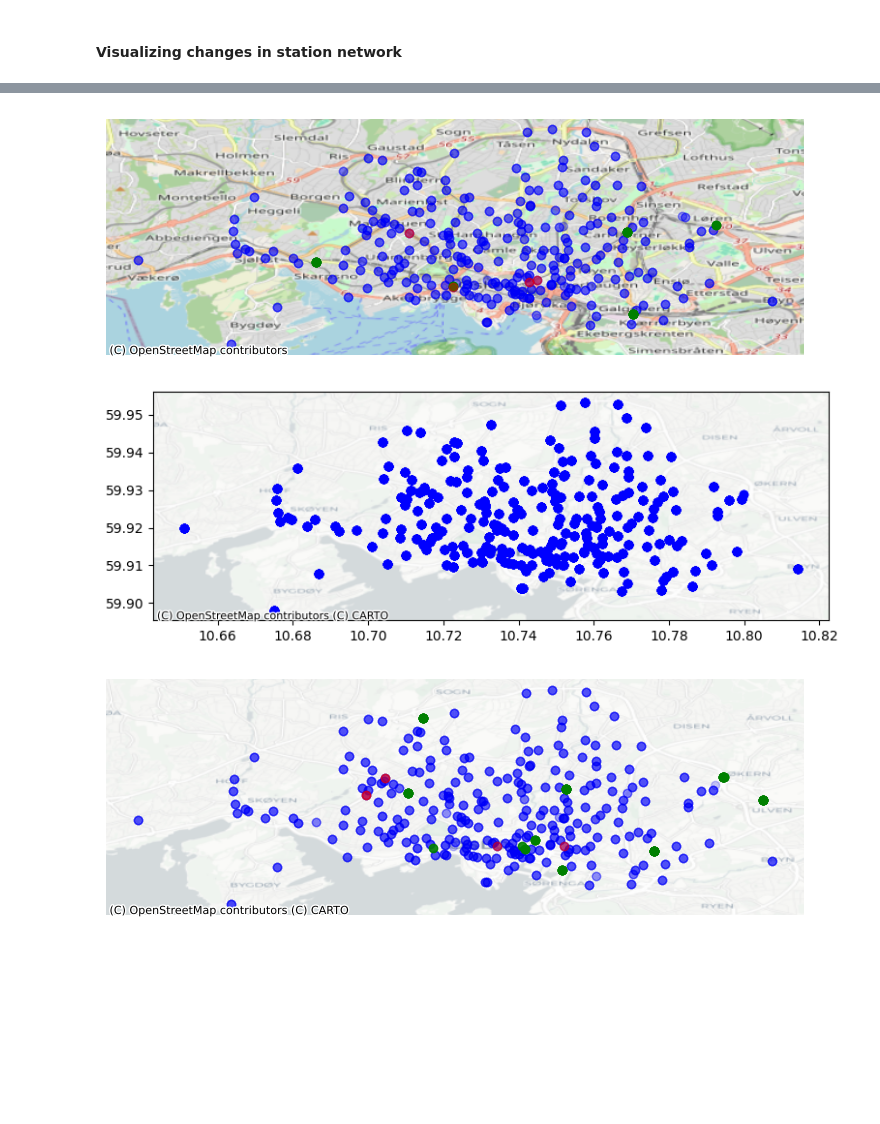
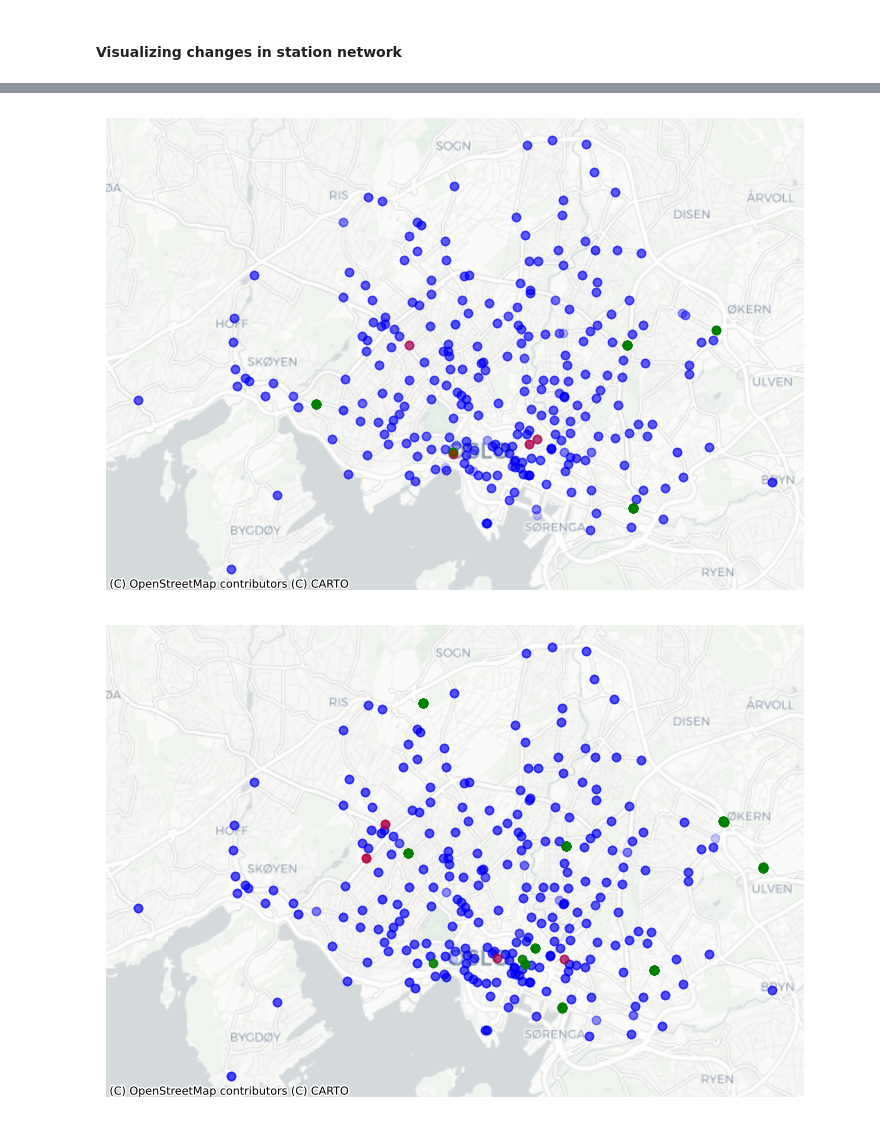
Before and after one commit to niclasclassen/oslo-city-bikes-network-flow-analysis, a Jupyter notebook: stationnetworkgrowth.ipynb, the cells around one changed output, grey strips where cells are left out. Cells and saved outputs as stored; diff of their text form; code cells hidden in the pictures; blank space fills up the shorter version.

Commit message:
changed plotting to CartoDB.Positron

```diff
--- a/stationnetworkgrowth.ipynb
+++ b/stationnetworkgrowth.ipynb
@@ -29,6 +29,8 @@ def createstationdf (df):
 # %%
 df = pd.read_csv('data/preprocessed/combined.csv')
 station_df = createstationdf(df)
+# %%
+station_df = station_df.to_crs(epsg=3857)
 # %%
 station_df.head(5)
 # %% [output]
@@ -173,17 +175,12 @@ stations_change_2019_2020_df
 # %%
 f, ax = plt.subplots(1, figsize=(9, 9))
 stations_2019_df.plot(alpha=0.1, ax=ax, color='blue')
 stations_change_2019_2020_df.plot(alpha=0.9, ax=ax, color='green')
 stations_change_2020_2019_df.plot(alpha=0.1, ax=ax, color='red')
 ax.set_axis_off()
-cx.add_basemap(ax, crs=stations_2019_df.crs, source=cx.providers.OpenStreetMap.Mapnik)
+cx.add_basemap(ax, crs=stations_2019_df.crs, source=cx.providers.CartoDB.Positron)
 # %% [output]
-[figure, old version]
+[figure, new version]
-# %%
-ax = stations_2020_df.plot(color='blue', figsize=(9, 9))
-cx.add_basemap(ax, crs=stations_2019_df.crs, source=cx.providers.CartoDB.Positron)
-# %% [output]
-[figure, removed]
 # %%
 f, ax = plt.subplots(1, figsize=(9, 9))
 stations_2020_df.plot(alpha=0.1, ax=ax, color='blue')
@@ -192,7 +189,7 @@ stations_change_2021_2020_df.plot(alpha=0.1, ax=ax, color='red')
 ax.set_axis_off()
 cx.add_basemap(ax, crs=stations_2019_df.crs, source=cx.providers.CartoDB.Positron)
 # %% [output]
-[figure, old version]
+[figure, new version]
 # %%
 f, ax = plt.subplots(1, figsize=(9, 9))
 stations_2021_df.plot(alpha=0.1, ax=ax, color='blue')
```
Also changed, not shown: parts of 7 cells of this notebook.
